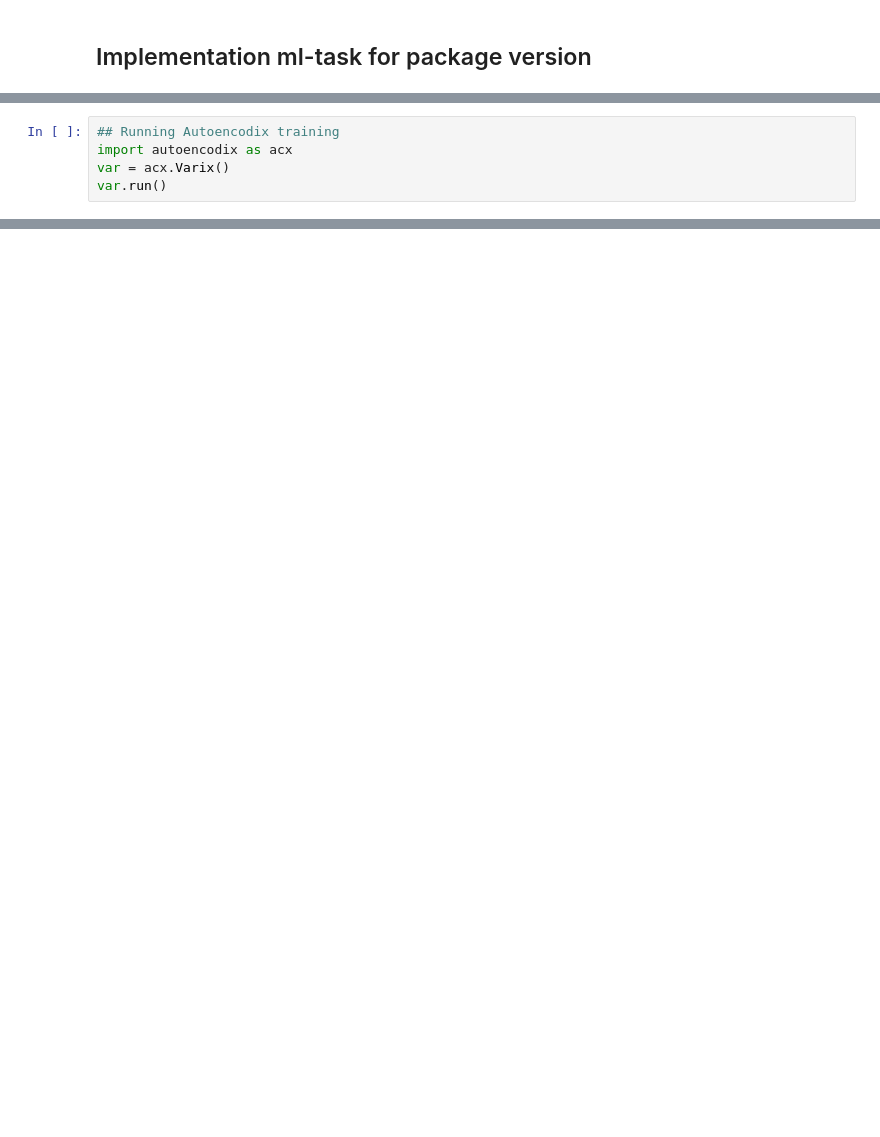
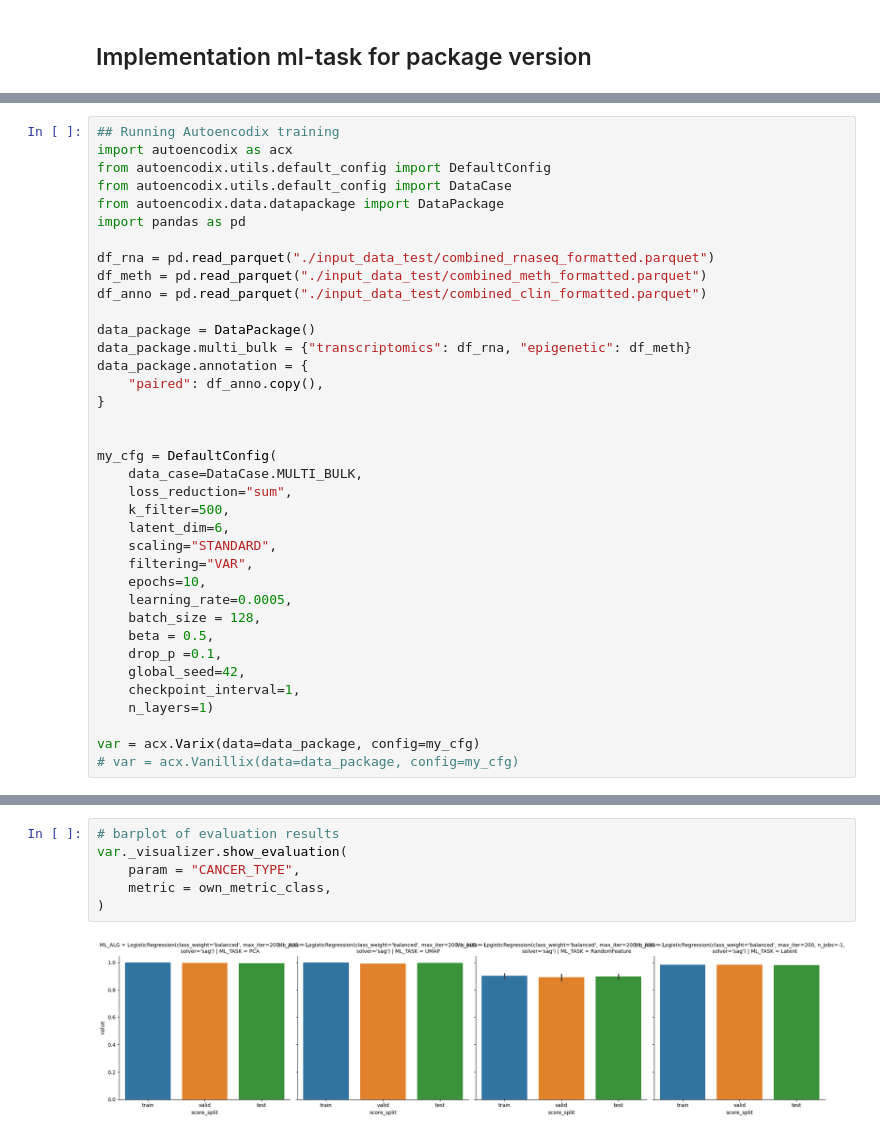
Before and after one commit to jan-forest/autoencodix_package, a Jupyter notebook: notebooks/0.7-je-ml-task.ipynb, the cells around one changed output, grey strips where cells are left out. Drawn from its saved outputs; the diff is of its cells as text; blank space fills up the shorter version.

Commit message:
Fully functional working draft of ml-evaluation. Needs further testing and code documentation

```diff
--- a/notebooks/0.7-je-ml-task.ipynb
+++ b/notebooks/0.7-je-ml-task.ipynb
@@ -3,5 +7,37 @@
 # %%
 ## Running Autoencodix training
 import autoencodix as acx
-var = acx.Varix()
-var.run()
+from autoencodix.utils.default_config import DefaultConfig
+from autoencodix.utils.default_config import DataCase
+from autoencodix.data.datapackage import DataPackage
+import pandas as pd
+
+df_rna = pd.read_parquet("./input_data_test/combined_rnaseq_formatted.parquet")
+df_meth = pd.read_parquet("./input_data_test/combined_meth_formatted.parquet")
+df_anno = pd.read_parquet("./input_data_test/combined_clin_formatted.parquet")
+
+data_package = DataPackage()
+data_package.multi_bulk = {"transcriptomics": df_rna, "epigenetic": df_meth}
+data_package.annotation = {
+	"paired": df_anno.copy(),
+}
+
+
+my_cfg = DefaultConfig(
+	data_case=DataCase.MULTI_BULK,
+	loss_reduction="sum",
+	k_filter=500,
+	latent_dim=6,
+	scaling="STANDARD",
+	filtering="VAR",
+	epochs=10,
+	learning_rate=0.0005,
+	batch_size = 128,
+	beta = 0.5,
+	drop_p =0.1,
+	global_seed=42,
+	checkpoint_interval=1,
+	n_layers=1)
+
+var = acx.Varix(data=data_package, config=my_cfg)
+# var = acx.Vanillix(data=data_package, config=my_cfg)
@@ -32,0 +124,8 @@ var.show_evaluation()
+# %%
+# barplot of evaluation results
+var._visualizer.show_evaluation(
+	param = "CANCER_TYPE",
+	metric = own_metric_class,
+)
+# %% [output]
+[figure, added]
```
Also changed, not shown: parts of 6 cells of this notebook, 5 other files.
